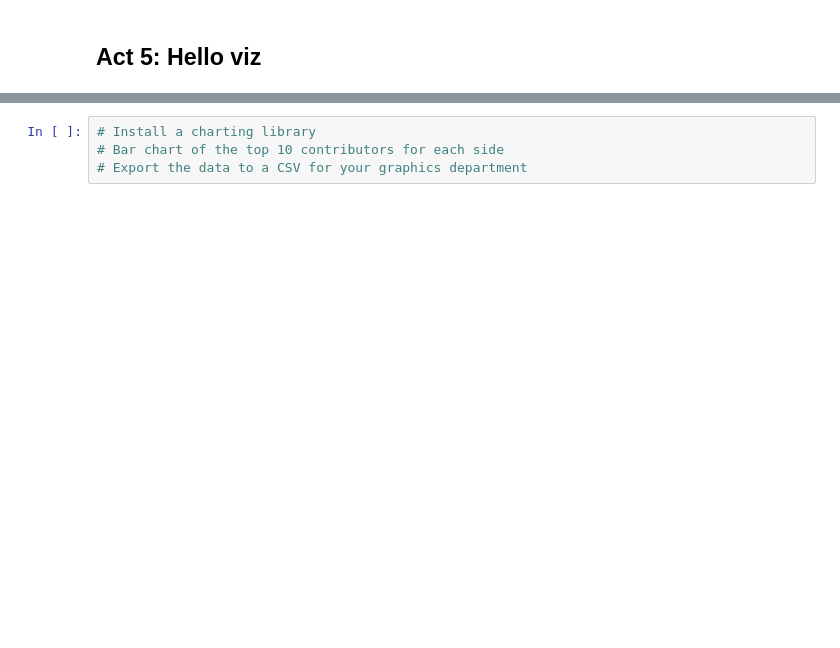
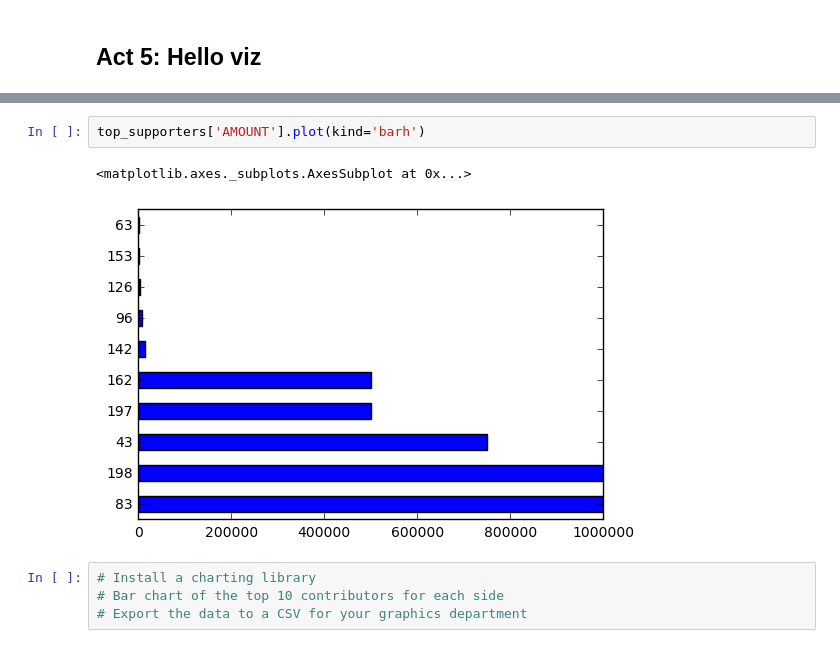
Before and after one commit to palewire/python-calaccess-notebooks, a Jupyter notebook: first-python-notebook.ipynb, the cells around one changed output, grey strips where cells are left out. Cells and saved outputs as stored; diff of their text form; blank space fills up the shorter version.

```diff
--- a/first-python-notebook.ipynb
+++ b/first-python-notebook.ipynb
@@ -339,3 +605,8 @@ table.order_by("AMOUNT").print_table()
+# %%
+top_supporters['AMOUNT'].plot(kind='barh')
+# %% [output]
+<matplotlib.axes._subplots.AxesSubplot at 0x...>
+[figure, added]
 # %%
 # Install a charting library
 # Bar chart of the top 10 contributors for each side
```
Also changed, not shown: parts of 53 cells of this notebook.
